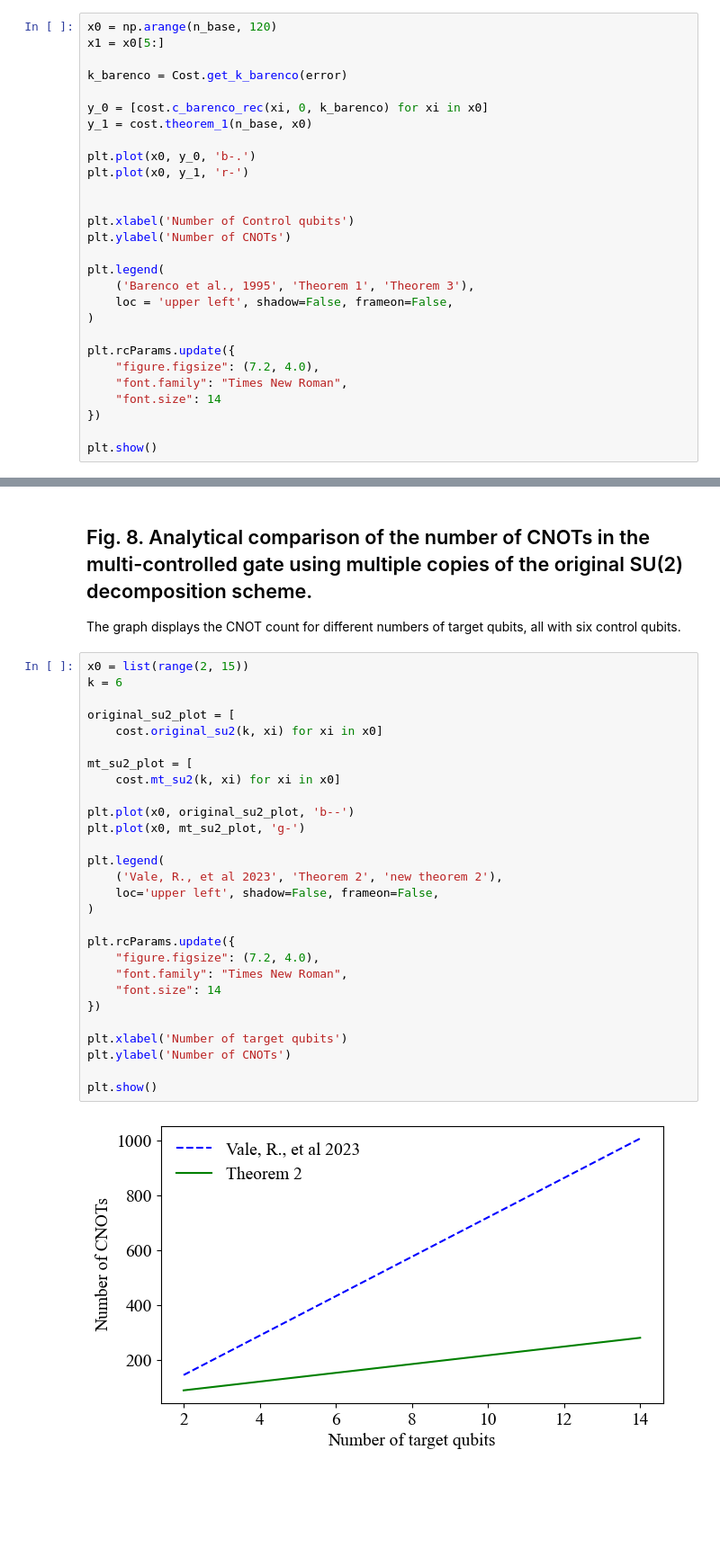
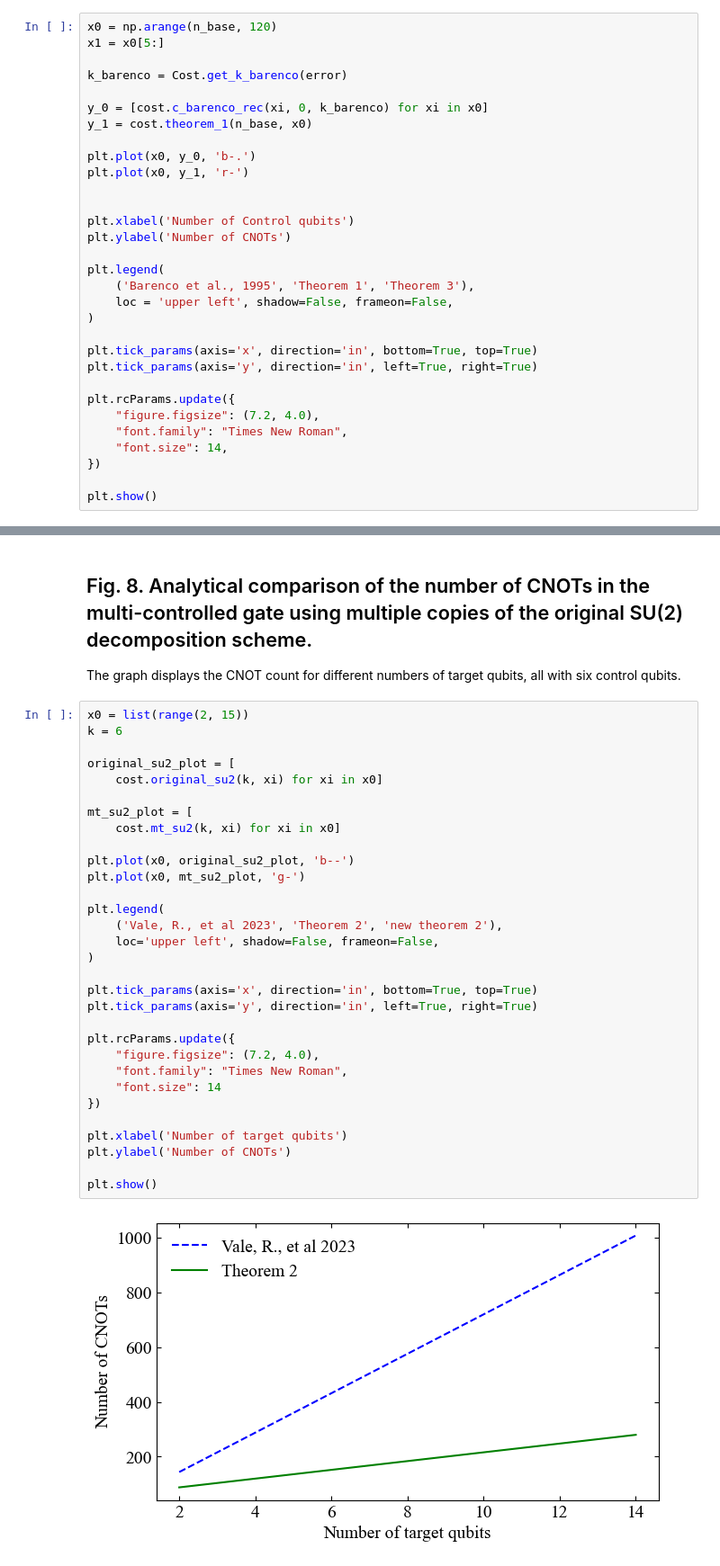
Before and after one commit to JeffersonDeyvis/qclib-papers, a Jupyter notebook: approximate_mc_gate/benchmarks.ipynb, the cells around one changed output, grey strips where cells are left out. Shown at 90% size. Cells and saved outputs as stored; diff of their text form; blank space fills up the shorter version.

```diff
--- a/approximate_mc_gate/benchmarks.ipynb
+++ b/approximate_mc_gate/benchmarks.ipynb
@@ -48,10 +48,13 @@ plt.legend(
     loc = 'upper left', shadow=False, frameon=False,
 )
 
+plt.tick_params(axis='x', direction='in', bottom=True, top=True)
+plt.tick_params(axis='y', direction='in', left=True, right=True)
+
 plt.rcParams.update({
     "figure.figsize": (7.2, 4.0),
     "font.family": "Times New Roman",
-    "font.size": 14
+    "font.size": 14,
 })
 
 plt.show()
@@ -67,30 +70,33 @@ The graph displays the CNOT count for different numbers of target qubits, all wi
 # %%
 x0 = list(range(2, 15))
 k = 6
 
 original_su2_plot = [
     cost.original_su2(k, xi) for xi in x0]
 
 mt_su2_plot = [
     cost.mt_su2(k, xi) for xi in x0]
 
 plt.plot(x0, original_su2_plot, 'b--')
 plt.plot(x0, mt_su2_plot, 'g-')
 
 plt.legend(
     ('Vale, R., et al 2023', 'Theorem 2', 'new theorem 2'),
     loc='upper left', shadow=False, frameon=False,
 )
 
+plt.tick_params(axis='x', direction='in', bottom=True, top=True)
+plt.tick_params(axis='y', direction='in', left=True, right=True)
+
 plt.rcParams.update({
     "figure.figsize": (7.2, 4.0),
     "font.family": "Times New Roman",
     "font.size": 14
 })
 
 plt.xlabel('Number of target qubits')
 plt.ylabel('Number of CNOTs')
 
 plt.show()
 # %% [output]
-[figure, old version]
+[figure, new version]
```
Also changed, not shown: parts of 1 cell of this notebook, 1 other file.
